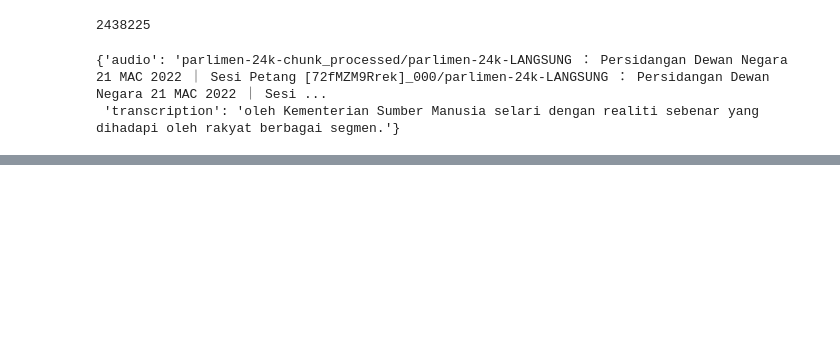
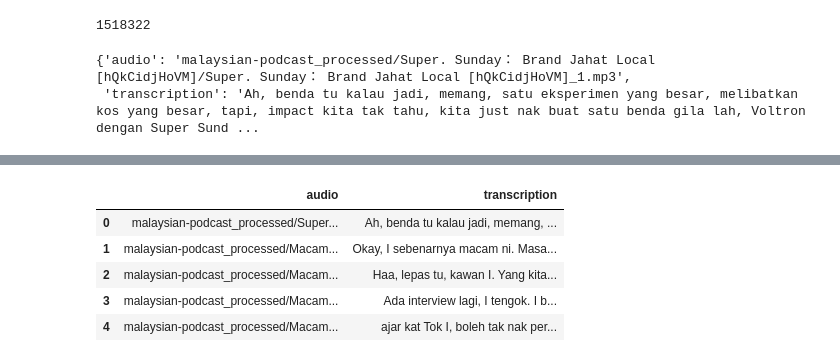
Before and after one commit to mesolitica/malaysian-dataset, a Jupyter notebook: text-to-speech/voice-conversion/prepare-vc-verify-text.ipynb, the cells around one changed output, grey strips where cells are left out. Cells and saved outputs as stored; diff of their text form; code cells hidden in the pictures; blank space fills up the shorter version.

```diff
--- a/text-to-speech/voice-conversion/prepare-vc-verify-text.ipynb
+++ b/text-to-speech/voice-conversion/prepare-vc-verify-text.ipynb
@@ -8,9 +8,11 @@ import mp
 import re
 # %%
 files = glob('malaysian-podcast_processed/**/*/*.json', recursive = True)
-files.extend(glob('sg-podcast_processed/**/*/*.json', recursive = True))
+files.extend(glob('parlimen-24k-chunk_processed/**/*/*.json', recursive = True))
 files.extend(glob('filtered-24k_processed/**/*/*.json', recursive = True))
-files.extend(glob('parlimen-24k-chunk_processed/**/*/*.json', recursive = True))
+files.extend(glob('klasik_processed/**/*/*.json', recursive = True))
+files.extend(glob('/home/husein/ssd3/dialects_processed/**/*/*.json', recursive = True))
+files.extend(glob('/home/husein/ssd3/sg-podcast_processed/**/*/*.json', recursive = True))
 
 len(files)
 # %% [output]
@@ -22,6 +24,11 @@ rejected = [
     'thank you for watching',
 ]
 # %%
+def new_path(f):
+    f = f.replace('.mp3', '.alignment')
+    f = f.replace('_processed/', '_processed_alignment/')
+    return f
+
 def loop(files):
     files, _ = files
     data = []
@@ -52,9 +59,17 @@ def loop(files):
                 continue
 
             audio_path = os.path.join(folder, f'{folder_folder}_{no}.mp3')
-            new_audio_path = audio_path.replace('processed/', 'processed_24k/')
-            if os.path.exists(new_audio_path):
-                audio_path = new_audio_path
+            align_path = new_path(audio_path)
+
+            if not os.path.exists(align_path):
+                continue
+
+            with open(align_path) as fopen:
+                align = json.load(fopen)
+
+            scores = [a for a in align if a['score'] <= -15]
+            if len(scores):
+                continue
 
             data.append({
                 'audio': audio_path,
@@ -65,2 +82,2 @@ def loop(files):
 # %%
-data = mp.multiprocessing(files, loop, cores = 10)
+data = mp.multiprocessing(files, loop, cores = 15)
@@ -67,11 +124,11 @@ data = mp.multiprocessing(files, loop, cores = 10)
 # %%
 len(data)
 # %% [output]
-2438225
+1518322
 # %%
-data[-1]
+data[0]
 # %% [output]
-{'audio': 'parlimen-24k-chunk_processed/parlimen-24k-LANGSUNG ： Persidangan Dewan Negara 21 MAC 2022 ｜ Sesi Petang [72fMZM9Rrek]_000/parlimen-24k-LANGSUNG ： Persidangan Dewan Negara 21 MAC 2022 ｜ Sesi ...
- 'transcription': 'oleh Kementerian Sumber Manusia selari dengan realiti sebenar yang dihadapi oleh rakyat berbagai segmen.'}
+{'audio': 'malaysian-podcast_processed/Super. Sunday： Brand Jahat Local [hQkCidjHoVM]/Super. Sunday： Brand Jahat Local [hQkCidjHoVM]_1.mp3',
+ 'transcription': 'Ah, benda tu kalau jadi, memang, satu eksperimen yang besar, melibatkan kos yang besar, tapi, impact kita tak tahu, kita just nak buat satu benda gila lah, Voltron dengan Super Sund ...
 # %%
 import IPython.display as ipd
@@ -85,0 +138,12 @@ with open('verify-text.jsonl', 'w') as fopen:
+# %%
+import pandas as pd
+
+df = pd.DataFrame(data)
+df.head()
+# %% [output]
+|  | audio | transcription |
+| 0 | malaysian-podcast_processed/Super... | Ah, benda tu kalau jadi, memang, ... |
+| 1 | malaysian-podcast_processed/Macam... | Okay, I sebenarnya macam ni. Masa... |
+| 2 | malaysian-podcast_processed/Macam... | Haa, lepas tu, kawan I. Yang kita... |
+| 3 | malaysian-podcast_processed/Macam... | Ada interview lagi, I tengok. I b... |
+| 4 | malaysian-podcast_processed/Macam... | ajar kat Tok I, boleh tak nak per... |
```
Also changed, not shown: parts of 10 cells of this notebook, 20 other files.
